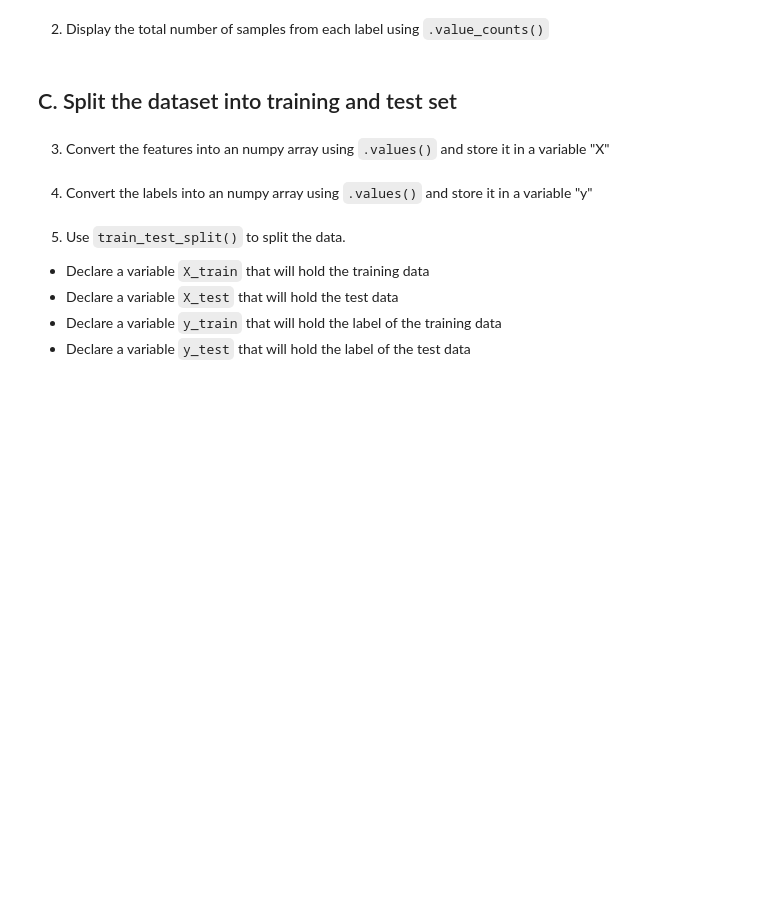
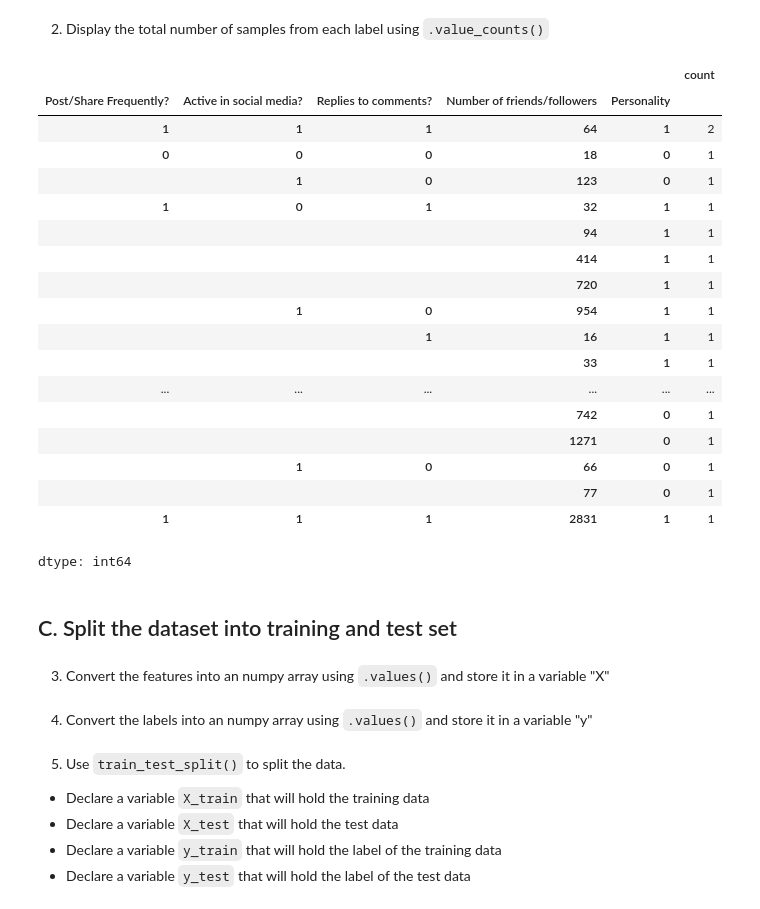
Before and after one commit to moridin04/CCMACLRL_EXERCISES_COM221ML, a Jupyter notebook: Exercise3.ipynb, the cells around one changed output. Saved outputs shown, nothing was run; the diff lists cells and outputs as text; code cells hidden in the pictures; blank space fills up the shorter version.

```diff
--- a/Exercise3.ipynb
+++ b/Exercise3.ipynb
@@ -22,0 +25,2 @@ from sklearn.metrics import accuracy_score, precision_score, recall_score, f1_sc
+# %%
+df = pd.read_csv('personality.csv')
@@ -22,0 +36,2 @@ from sklearn.metrics import accuracy_score, precision_score, recall_score, f1_sc
+# %%
+df.drop(columns='Name', inplace=True)
@@ -31,3 +66,25 @@ from sklearn.metrics import accuracy_score, precision_score, recall_score, f1_sc
+# %%
+df.value_counts()
+# %% [output]
+|  |  |  |  |  | count |
+| Post/Share Frequently? | Active in social media? | Replies to comments? | Number of friends/followers | Personality |  |
+| 1 | 1 | 1 | 64 | 1 | 2 |
+| 0 | 0 | 0 | 18 | 0 | 1 |
+|  | 1 | 0 | 123 | 0 | 1 |
+| 1 | 0 | 1 | 32 | 1 | 1 |
+|  |  |  | 94 | 1 | 1 |
+|  |  |  | 414 | 1 | 1 |
+|  |  |  | 720 | 1 | 1 |
+|  | 1 | 0 | 954 | 1 | 1 |
+|  |  | 1 | 16 | 1 | 1 |
+|  |  |  | 33 | 1 | 1 |
+| ... | ... | ... | ... | ... | ... |
+|  |  |  | 742 | 0 | 1 |
+|  |  |  | 1271 | 0 | 1 |
+|  | 1 | 0 | 66 | 0 | 1 |
+|  |  |  | 77 | 0 | 1 |
+| 1 | 1 | 1 | 2831 | 1 | 1 |
+dtype: int64
 # %% [markdown]
 ## C. Split the dataset into training and test set
 # %% [markdown]
```
Also changed, not shown: parts of 19 cells of this notebook.
